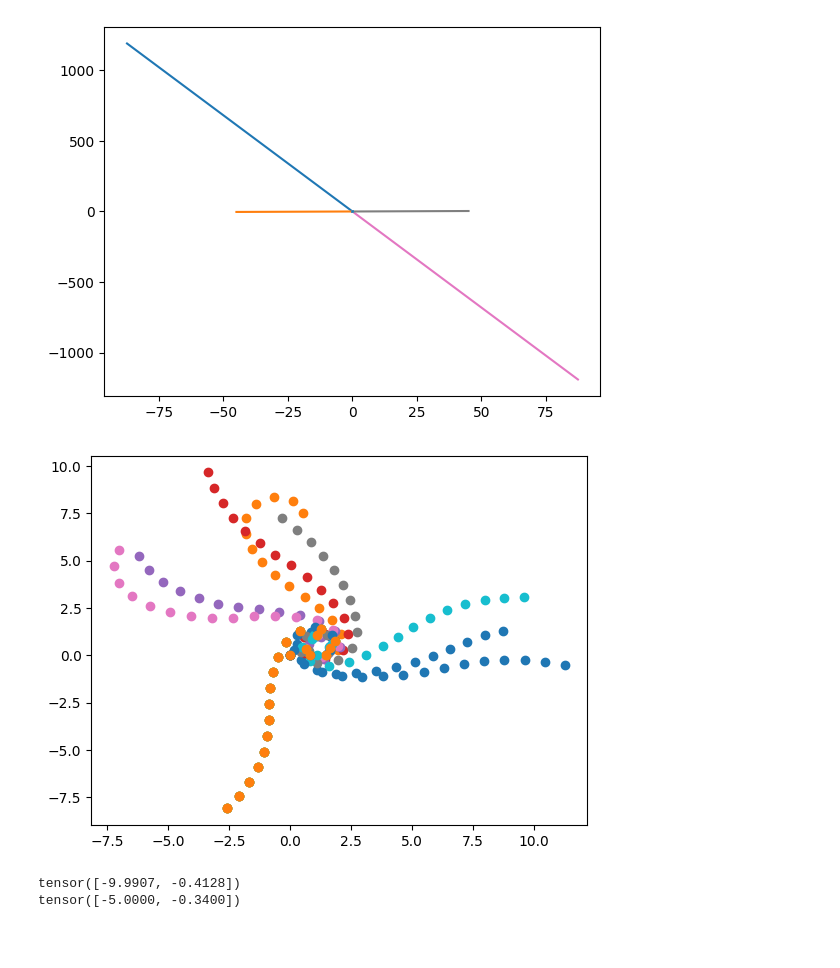
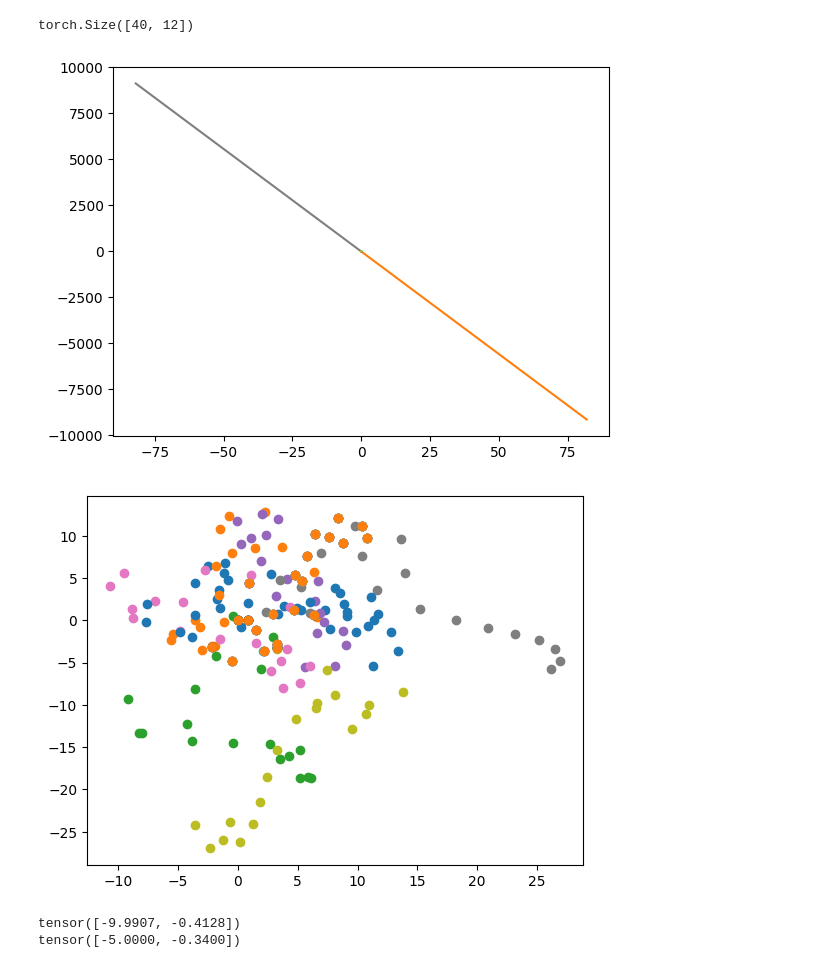
Before and after one commit to dohyeon-Lee/Reachability_Aware_MPPI, a Jupyter notebook: src/dynamics/controllability_gramian.ipynb, the cells around one changed output. Saved outputs shown, nothing was run; the diff lists cells and outputs as text; code cells hidden in the pictures; blank space fills up the shorter version.

```diff
--- a/src/dynamics/controllability_gramian.ipynb
+++ b/src/dynamics/controllability_gramian.ipynb
@@ -7,35 +7,36 @@ sys.path.append(os.path.dirname(os.path.dirname(os.path.abspath(os.getcwd()))))
 from src.dynamics.bicycle_like_dynamics import Bicycle_Dynamics
 import matplotlib.pyplot as plt
 
 
 D = Bicycle_Dynamics()
 
-inital_state = torch.Tensor([0,0,0,8,0,0])
+inital_state = torch.Tensor([0,0,0,8,0,0.1])
 inital_state = inital_state.unsqueeze(0)
 inital_input = torch.Tensor([1,0])
 inital_input = inital_input.unsqueeze(0)
 state_ = inital_state
 input_ = inital_input
 # D.linearized_state_space(state_,input_)
 step_size = 20
 inputs = inital_input.repeat(step_size, 1)
 # print(inputs)
 '''
 required elements :
 current state, previous input traj + new one step input(t+horizon)
 '''
 vec, u_ref = D.spectral_expansion(step_size, state_, inputs)
 
 for i in range(12):
     plt.plot([0,vec[0,i]], [0,vec[1,i]])
 # plt.plot([0, uncontrolled_state[0,0]], [0, uncontrolled_state[1,0]])
 # print(uncontrolled_state[0,0])
 # print(vec[0,0])
 # print(z[0,0])
 # plt.gca().set_aspect('equal', adjustable='box')
 plt.show()
 # %% [output]
+torch.Size([40, 12])
-[figure, old version]
+[figure, new version]
 # %%
 '''
 requirement : u_ref, step_size, inital_state,D
@@ -60,7 +61,7 @@ for i in range(u_ref.shape[1]):
 # plt.gca().set_aspect('equal', adjustable='box')
 plt.show()
 # %% [output]
-[figure, old version]
+[figure, new version]
 # %%
 u_seq_clamp = torch.clamp(u_seq[2,:], D.u_min, D.u_max)
 print(u_seq[2,:])
```
Also changed, not shown: 6 other files.
